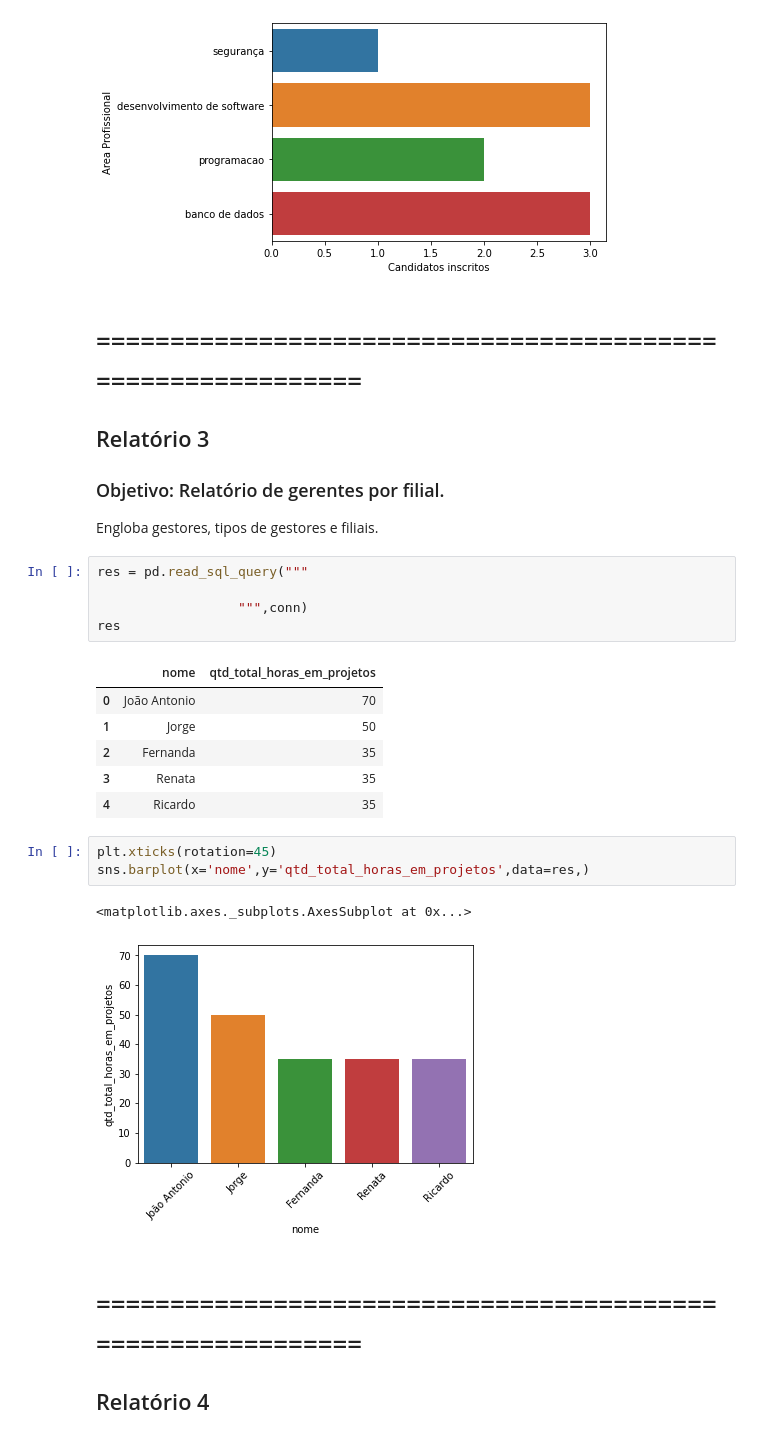
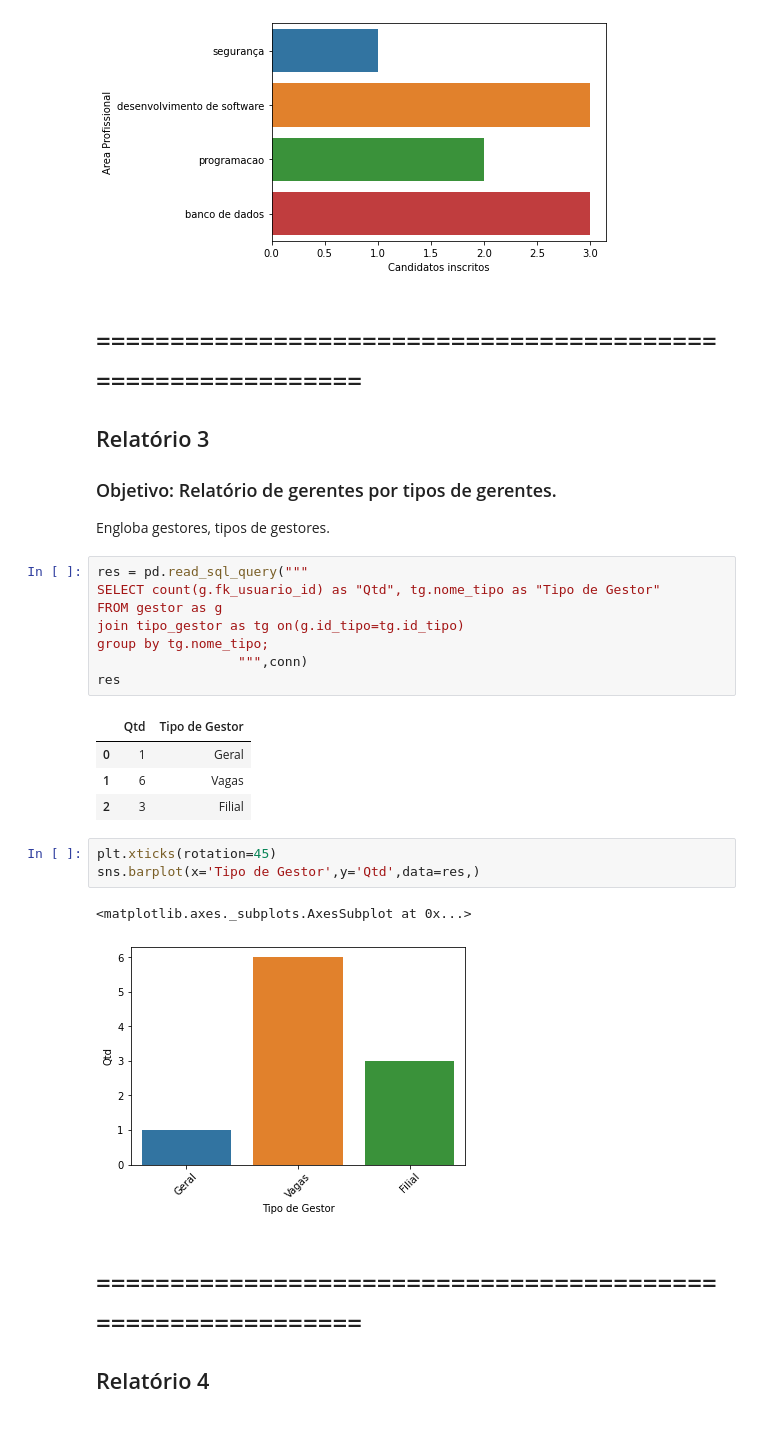
Before and after one commit to MateusLannes/Trabalho_BD1_2022, a Jupyter notebook: Files/ColabGHHL_Contrat.ipynb, the cells around one changed output. Saved outputs shown, nothing was run; the diff lists cells and outputs as text.

```diff
--- a/Files/ColabGHHL_Contrat.ipynb
+++ b/Files/ColabGHHL_Contrat.ipynb
@@ -1466,26 +1466,27 @@ sns.barplot(x='Candidatos inscritos',y='Area Profissional',data=res,)
 # %% [markdown]
 # ============================================================
 ## Relatório 3
-### Objetivo: Relatório de gerentes por filial.
-Engloba gestores, tipos de gestores e filiais.
+### Objetivo: Relatório de gerentes por tipos de gerentes.
+Engloba gestores, tipos de gestores.
-# %%
-res = pd.read_sql_query("""
-
-                  """,conn)
-res
-# %% [output]
-|  | nome | qtd_total_horas_em_projetos |
-| 0 | João Antonio | 70 |
-| 1 | Jorge | 50 |
-| 2 | Fernanda | 35 |
-| 3 | Renata | 35 |
-| 4 | Ricardo | 35 |
+# %%
+res = pd.read_sql_query("""
+SELECT count(g.fk_usuario_id) as "Qtd", tg.nome_tipo as "Tipo de Gestor"
+FROM gestor as g
+join tipo_gestor as tg on(g.id_tipo=tg.id_tipo)
+group by tg.nome_tipo;
+                  """,conn)
+res
+# %% [output]
+|  | Qtd | Tipo de Gestor |
+| 0 | 1 | Geral |
+| 1 | 6 | Vagas |
+| 2 | 3 | Filial |
 # %%
 plt.xticks(rotation=45)
-sns.barplot(x='nome',y='qtd_total_horas_em_projetos',data=res,)
+sns.barplot(x='Tipo de Gestor',y='Qtd',data=res,)
 # %% [output]
 <matplotlib.axes._subplots.AxesSubplot at 0x...>
-[figure, old version]
+[figure, new version]
 # %% [markdown]
 # ============================================================
 ## Relatório 4
```
